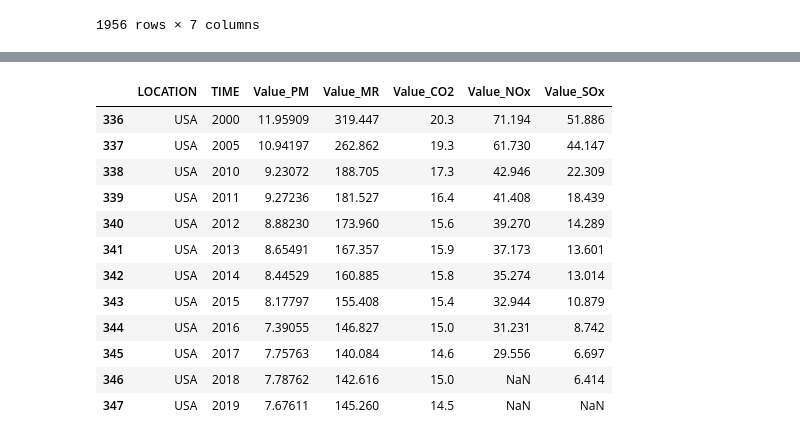
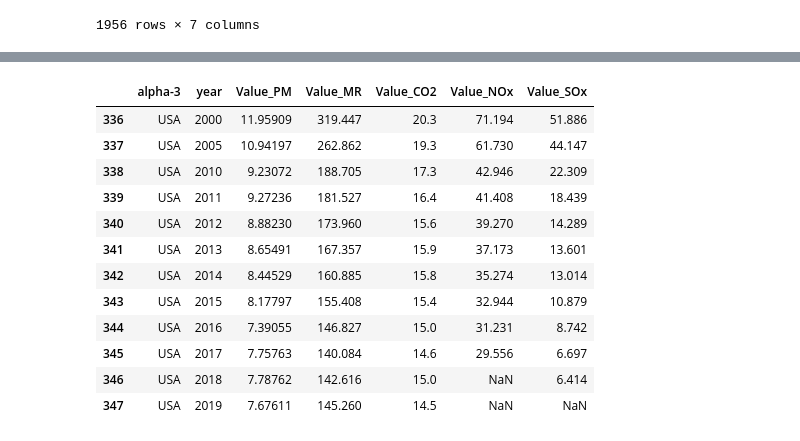
Before and after one commit to acsours/etl_coal_data, a Jupyter notebook: Pollution_exposure_effect.ipynb, the cells around one changed output, grey strips where cells are left out. Drawn from its saved outputs; the diff is of its cells as text; code cells hidden in the pictures.

Commit message:
files updated
renamed columns to match with other files

```diff
--- a/Pollution_exposure_effect.ipynb
+++ b/Pollution_exposure_effect.ipynb
@@ -392,0 +395,3 @@ comb_full
+# %%
+comb_full=comb_full.rename(columns={'LOCATION':'alpha-3', 'TIME':'year'})
+comb_full
@@ -393,9 +412,10 @@ comb_full
 # %%
 # USA
 
-comb_full[comb_full['LOCATION']=='USA']
+#comb_full[comb_full['LOCATION']=='USA']
+comb_full[comb_full['alpha-3']=='USA']
 # %% [output]
-|  | LOCATION | TIME | Value_PM | Value_MR | Value_CO2 | Value_NOx | Value_SOx |
+|  | alpha-3 | year | Value_PM | Value_MR | Value_CO2 | Value_NOx | Value_SOx |
 | 336 | USA | 2000 | 11.95909 | 319.447 | 20.3 | 71.194 | 51.886 |
 | 337 | USA | 2005 | 10.94197 | 262.862 | 19.3 | 61.730 | 44.147 |
 | 338 | USA | 2010 | 9.23072 | 188.705 | 17.3 | 42.946 | 22.309 |
```
Also changed, not shown: parts of 3 cells of this notebook, 2 other files.
